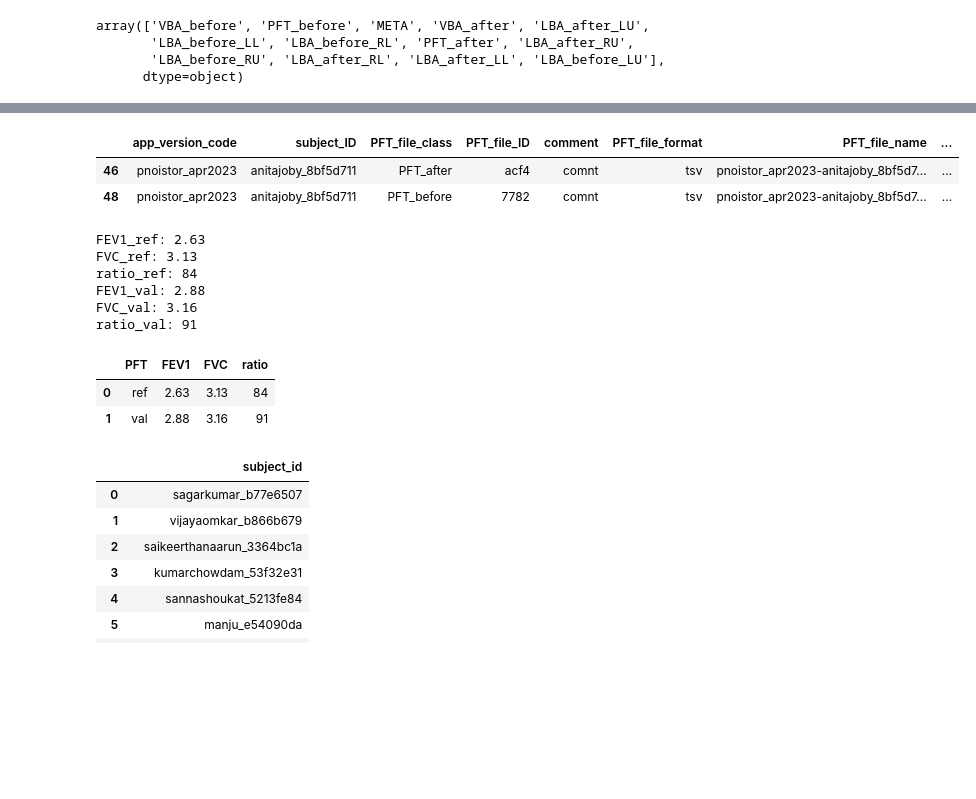
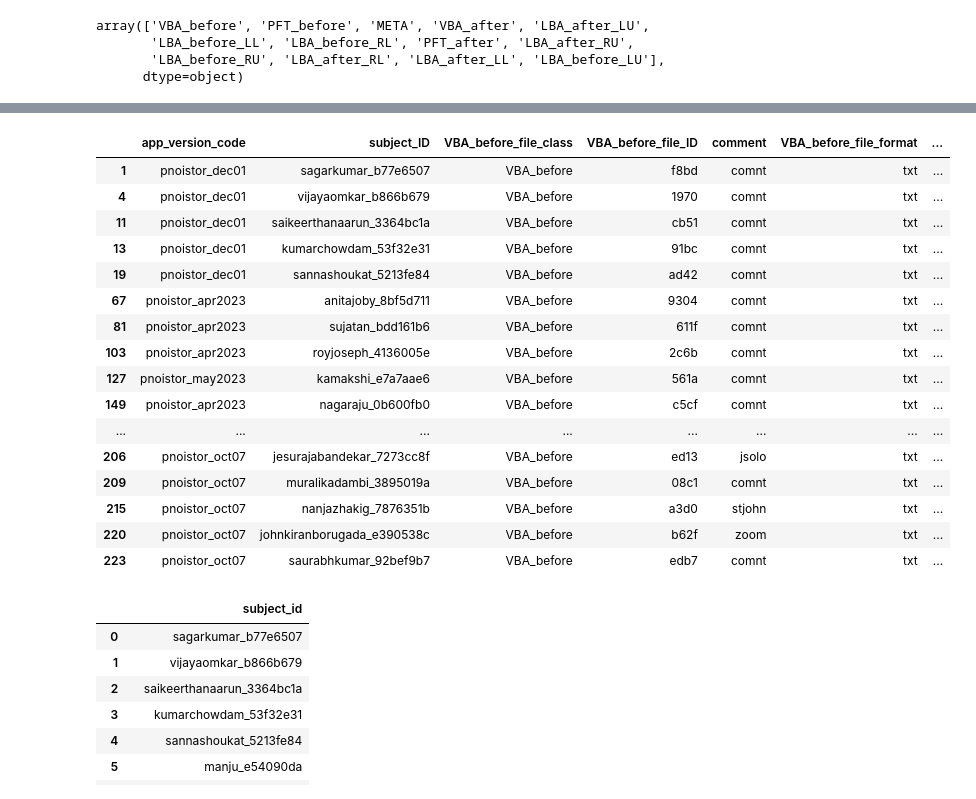
Before and after one commit to vaguebrownfox01/pnoi-anotest, a Jupyter notebook: dataset.ipynb, the cells around one changed output, grey strips where cells are left out. Cells and saved outputs as stored; diff of their text form; code cells hidden in the pictures; blank space fills up the shorter version.

Commit message:
meta and pft data merge

```diff
--- a/dataset.ipynb
+++ b/dataset.ipynb
@@ -98,5 +106,6 @@ Name: subjectGender, dtype: int64
 # %%
-all_data_files_DF2 = all_data_files_DF.merge(all_META_data_DF, how="left", on=[FILE_PARTS[1]]); all_data_files_DF2
+all_data_files_DF2 = all_data_files_DF.merge(all_META_data_DF, how="left", on=[FILE_PARTS[1]]);
+all_data_files_DF2.to_csv(f"{REPORT_PATH}/all_data_files2.csv", index=False); all_data_files_DF2
 # %% [output]
 |  | app_version_code | subject_ID | file_class | file_ID | comment | file_format | file_name | file_path | ... |
 | 0 | pnoistor_dec01 | sagarkumar_b77e6507 | VBA_before | f8bd | comnt | wav | pnoistor_dec01-sagarkumar_b77e650... | /home/jeevan/Jeevan_K/Projects/Pn... | ... |
@@ -121,38 +264,24 @@ array(['VBA_before', 'PFT_before', 'META', 'VBA_after', 'LBA_after_LU',
 # %%
-filt = all_data_files_DF2.loc[:, FILE_PARTS[2]].str.contains("PFT")
-filt &= all_data_files_DF2.loc[:, FILE_PARTS[5]].str.contains("tsv")
+FORMAT = "txt"
+filt = all_data_files_DF2.loc[:, FILE_PARTS[2]].str.contains(f"{CLASS}_{WHEN}")
+filt &= all_data_files_DF2.loc[:, FILE_PARTS[5]].str.contains(FORMAT)
 all_PFT_file_data_DF = all_data_files_DF[filt]
-all_PFT_file_data_DF.columns = all_data_files_DF.columns.str.replace("file", "PFT_file"); all_PFT_file_data_DF
+all_PFT_file_data_DF.columns = all_data_files_DF.columns.str.replace("file", f"{CLASS}_{WHEN}_file"); all_PFT_file_data_DF
 # %% [output]
-|  | app_version_code | subject_ID | PFT_file_class | PFT_file_ID | comment | PFT_file_format | PFT_file_name | ... |
-| 46 | pnoistor_apr2023 | anitajoby_8bf5d711 | PFT_after | acf4 | comnt | tsv | pnoistor_apr2023-anitajoby_8bf5d7... | ... |
-| 48 | pnoistor_apr2023 | anitajoby_8bf5d711 | PFT_before | 7782 | comnt | tsv | pnoistor_apr2023-anitajoby_8bf5d7... | ... |
+|  | app_version_code | subject_ID | VBA_before_file_class | VBA_before_file_ID | comment | VBA_before_file_format | ... |
+| 1 | pnoistor_dec01 | sagarkumar_b77e6507 | VBA_before | f8bd | comnt | txt | ... |
+| 4 | pnoistor_dec01 | vijayaomkar_b866b679 | VBA_before | 1970 | comnt | txt | ... |
+| 11 | pnoistor_dec01 | saikeerthanaarun_3364bc1a | VBA_before | cb51 | comnt | txt | ... |
+| 13 | pnoistor_dec01 | kumarchowdam_53f32e31 | VBA_before | 91bc | comnt | txt | ... |
+| 19 | pnoistor_dec01 | sannashoukat_5213fe84 | VBA_before | ad42 | comnt | txt | ... |
+| 67 | pnoistor_apr2023 | anitajoby_8bf5d711 | VBA_before | 9304 | comnt | txt | ... |
+| 81 | pnoistor_apr2023 | sujatan_bdd161b6 | VBA_before | 611f | comnt | txt | ... |
+| 103 | pnoistor_apr2023 | royjoseph_4136005e | VBA_before | 2c6b | comnt | txt | ... |
+| 127 | pnoistor_may2023 | kamakshi_e7a7aae6 | VBA_before | 561a | comnt | txt | ... |
+| 149 | pnoistor_apr2023 | nagaraju_0b600fb0 | VBA_before | c5cf | comnt | txt | ... |
+| ... | ... | ... | ... | ... | ... | ... | ... |
+| 206 | pnoistor_oct07 | jesurajabandekar_7273cc8f | VBA_before | ed13 | jsolo | txt | ... |
+| 209 | pnoistor_oct07 | muralikadambi_3895019a | VBA_before | 08c1 | comnt | txt | ... |
+| 215 | pnoistor_oct07 | nanjazhakig_7876351b | VBA_before | a3d0 | stjohn | txt | ... |
+| 220 | pnoistor_oct07 | johnkiranborugada_e390538c | VBA_before | b62f | zoom | txt | ... |
+| 223 | pnoistor_oct07 | saurabhkumar_92bef9b7 | VBA_before | edb7 | comnt | txt | ... |
-# %%
-
-def read_pft_data(row):
-    file_path = row['PFT_file_path']
-
-    file_info = { "PFT_file_path": file_path }
-
-    df = pd.read_csv(file_path, sep="\t")
-
-    return df
-
-df = read_pft_data(all_PFT_file_data_DF.iloc[0])
-for i, row in df.iterrows():
-    for col in df.columns[1:]:
-        val_typ = row["PFT"]
-        print(f"{col}_{val_typ}: {df.loc[i, col]}")
-
-
-df
-# %% [output]
-FEV1_ref: 2.63
-FVC_ref: 3.13
-ratio_ref: 84
-FEV1_val: 2.88
-FVC_val: 3.16
-ratio_val: 91
-|  | PFT | FEV1 | FVC | ratio |
-| 0 | ref | 2.63 | 3.13 | 84 |
-| 1 | val | 2.88 | 3.16 | 91 |
```
Also changed, not shown: parts of 21 cells of this notebook, 5 other files.
